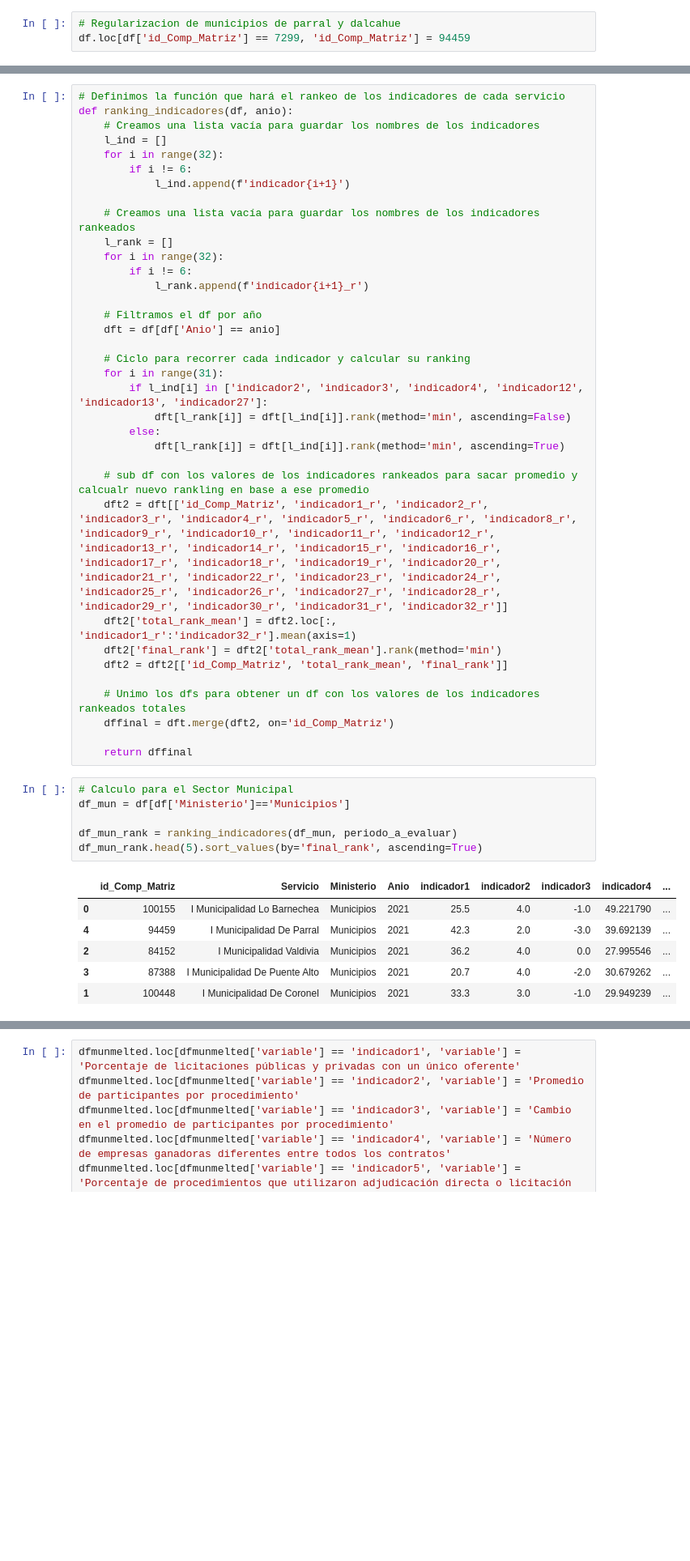
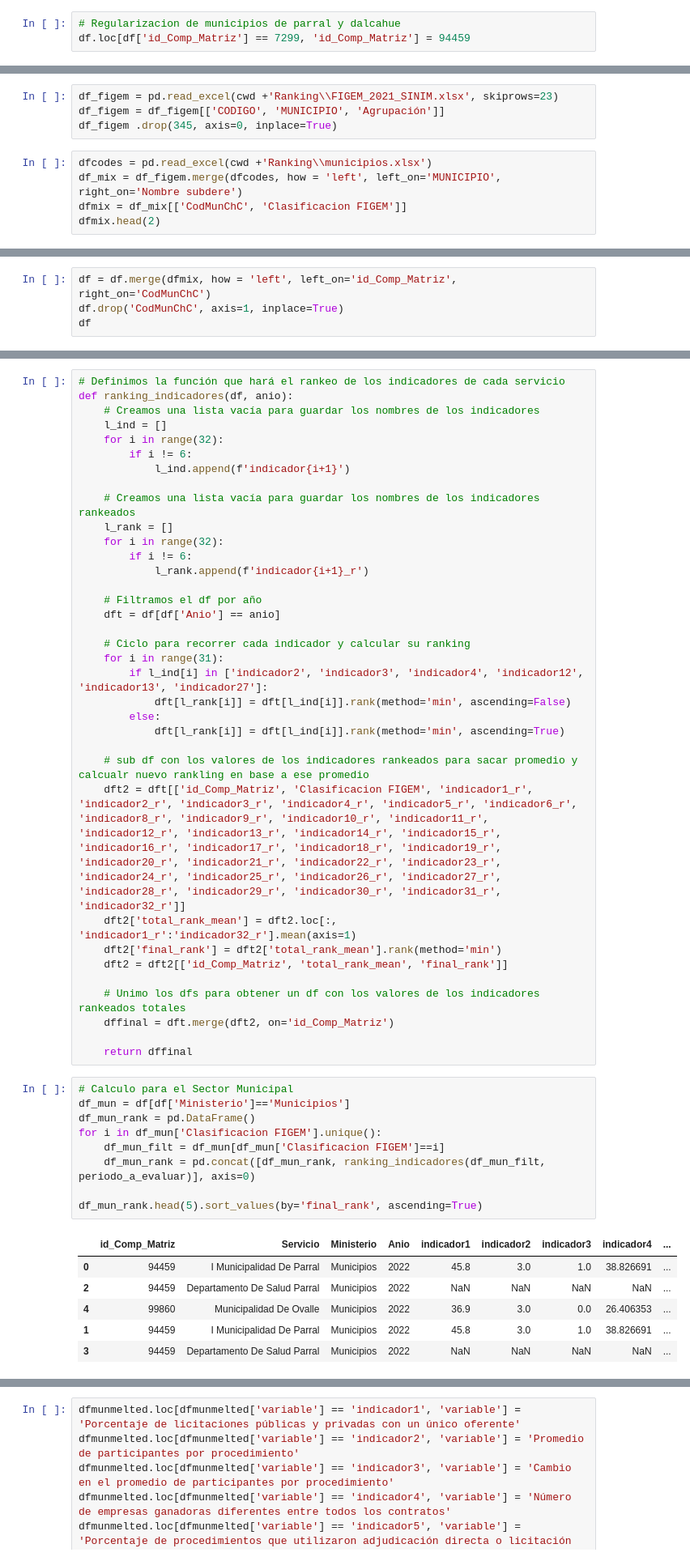
Before and after one commit to josemoragonzalez/RedFlagsv2, a Jupyter notebook: ETL/rankingservicios.ipynb, the cells around one changed output, grey strips where cells are left out. Shown at 81% size. Cells and saved outputs as stored; diff of their text form; blank space fills up the shorter version.

```diff
--- a/ETL/rankingservicios.ipynb
+++ b/ETL/rankingservicios.ipynb
@@ -24,0 +19,9 @@ df.loc[df['Servicio'].str.lower().str.contains('parral')]
+# %%
+df_figem = pd.read_excel(cwd +'Ranking\\FIGEM_2021_SINIM.xlsx', skiprows=23)
+df_figem = df_figem[['CODIGO', 'MUNICIPIO', 'Agrupación']]
+df_figem .drop(345, axis=0, inplace=True)
+# %%
+dfcodes = pd.read_excel(cwd +'Ranking\\municipios.xlsx')
+df_mix = df_figem.merge(dfcodes, how = 'left', left_on='MUNICIPIO', right_on='Nombre subdere')
+dfmix = df_mix[['CodMunChC', 'Clasificacion FIGEM']]
+dfmix.head(2)
@@ -24,0 +32,4 @@ df.loc[df['Servicio'].str.lower().str.contains('parral')]
+# %%
+df = df.merge(dfmix, how = 'left', left_on='id_Comp_Matriz', right_on='CodMunChC')
+df.drop('CodMunChC', axis=1, inplace=True)
+df
@@ -48,7 +73,7 @@ def ranking_indicadores(df, anio):
             dft[l_rank[i]] = dft[l_ind[i]].rank(method='min', ascending=True)
 
     # sub df con los valores de los indicadores rankeados para sacar promedio y calcualr nuevo rankling en base a ese promedio
-    dft2 = dft[['id_Comp_Matriz', 'indicador1_r', 'indicador2_r', 'indicador3_r', 'indicador4_r', 'indicador5_r', 'indicador6_r', 'indicador8_r', 'indicador9_r', 'indicador10_r', 'indicador11_r', 'indicador12_r', 'indicador13_r', 'indicador14_r', 'indicador15_r', 'indicador16_r', 'indicador17_r', 'indicador18_r', 'indicador19_r', 'indicador20_r', 'indicador21_r', 'indicador22_r', 'indicador23_r', 'indicador24_r', 'indicador25_r', 'indicador26_r', 'indicador27_r', 'indicador28_r', 'indicador29_r', 'indicador30_r', 'indicador31_r', 'indicador32_r']]
+    dft2 = dft[['id_Comp_Matriz', 'Clasificacion FIGEM', 'indicador1_r', 'indicador2_r', 'indicador3_r', 'indicador4_r', 'indicador5_r', 'indicador6_r', 'indicador8_r', 'indicador9_r', 'indicador10_r', 'indicador11_r', 'indicador12_r', 'indicador13_r', 'indicador14_r', 'indicador15_r', 'indicador16_r', 'indicador17_r', 'indicador18_r', 'indicador19_r', 'indicador20_r', 'indicador21_r', 'indicador22_r', 'indicador23_r', 'indicador24_r', 'indicador25_r', 'indicador26_r', 'indicador27_r', 'indicador28_r', 'indicador29_r', 'indicador30_r', 'indicador31_r', 'indicador32_r']]
     dft2['total_rank_mean'] = dft2.loc[:, 'indicador1_r':'indicador32_r'].mean(axis=1)
     dft2['final_rank'] = dft2['total_rank_mean'].rank(method='min')
     dft2 = dft2[['id_Comp_Matriz', 'total_rank_mean', 'final_rank']]
@@ -60,13 +85,16 @@ def ranking_indicadores(df, anio):
 # %%
 # Calculo para el Sector Municipal
 df_mun = df[df['Ministerio']=='Municipios']
+df_mun_rank = pd.DataFrame()
+for i in df_mun['Clasificacion FIGEM'].unique():
+    df_mun_filt = df_mun[df_mun['Clasificacion FIGEM']==i]
+    df_mun_rank = pd.concat([df_mun_rank, ranking_indicadores(df_mun_filt, periodo_a_evaluar)], axis=0)
 
-df_mun_rank = ranking_indicadores(df_mun, periodo_a_evaluar)
 df_mun_rank.head(5).sort_values(by='final_rank', ascending=True)
 # %% [output]
 |  | id_Comp_Matriz | Servicio | Ministerio | Anio | indicador1 | indicador2 | indicador3 | indicador4 | ... |
-| 0 | 100155 | I Municipalidad Lo Barnechea | Municipios | 2021 | 25.5 | 4.0 | -1.0 | 49.221790 | ... |
-| 4 | 94459 | I Municipalidad De Parral | Municipios | 2021 | 42.3 | 2.0 | -3.0 | 39.692139 | ... |
-| 2 | 84152 | I Municipalidad Valdivia | Municipios | 2021 | 36.2 | 4.0 | 0.0 | 27.995546 | ... |
-| 3 | 87388 | I Municipalidad De Puente Alto | Municipios | 2021 | 20.7 | 4.0 | -2.0 | 30.679262 | ... |
-| 1 | 100448 | I Municipalidad De Coronel | Municipios | 2021 | 33.3 | 3.0 | -1.0 | 29.949239 | ... |
+| 0 | 94459 | I Municipalidad De Parral | Municipios | 2022 | 45.8 | 3.0 | 1.0 | 38.826691 | ... |
+| 2 | 94459 | Departamento De Salud Parral | Municipios | 2022 | NaN | NaN | NaN | NaN | ... |
+| 4 | 99860 | Municipalidad De Ovalle | Municipios | 2022 | 36.9 | 3.0 | 0.0 | 26.406353 | ... |
+| 1 | 94459 | I Municipalidad De Parral | Municipios | 2022 | 45.8 | 3.0 | 1.0 | 38.826691 | ... |
+| 3 | 94459 | Departamento De Salud Parral | Municipios | 2022 | NaN | NaN | NaN | NaN | ... |
```
Also changed, not shown: parts of 12 cells of this notebook, 19 other files.
